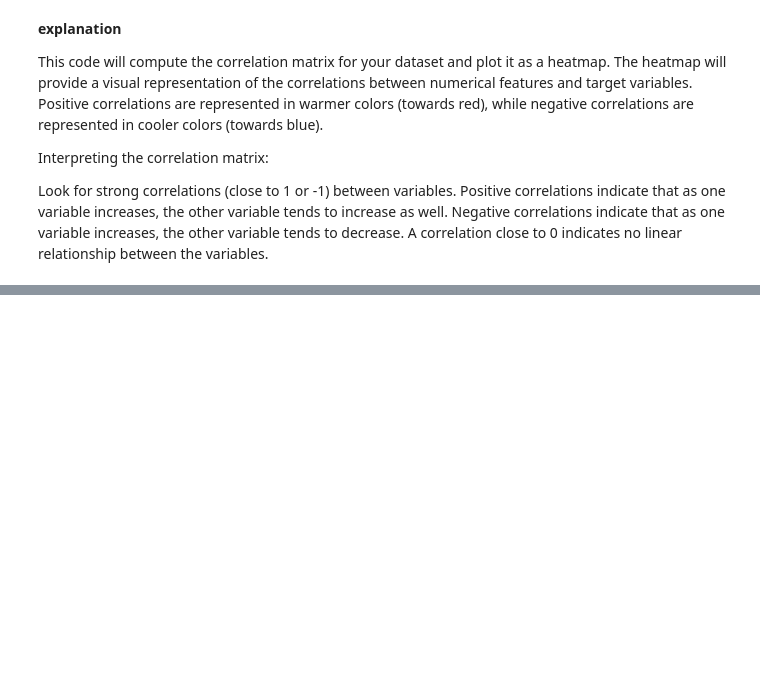
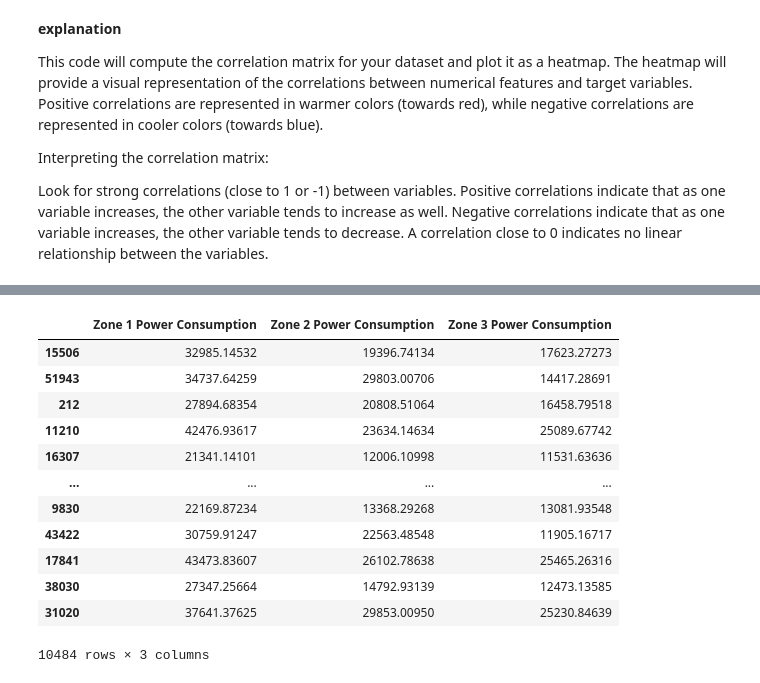
Before and after one commit to Su-mia/ML-Power-Consumption-Prediction, a Jupyter notebook: preprocessing_&_visualisation.ipynb, the cells around one changed output, grey strips where cells are left out. Cells and saved outputs as stored; diff of their text form; code cells hidden in the pictures; blank space fills up the shorter version.

```diff
--- a/preprocessing_&_visualisation.ipynb
+++ b/preprocessing_&_visualisation.ipynb
@@ -169,0 +295,25 @@ A correlation close to 0 indicates no linear relationship between the variables.
+# %%
+import pandas as pd
+
+
+X = Data_agg_quarter[['Temperature', 'Humidity', 'Wind Speed' , 'general diffuse flows' , 'diffuse flows' ,'quarter' ]]
+y = Data_agg_quarter[['Zone 1 Power Consumption' , 'Zone 2 Power Consumption' , 'Zone 3 Power Consumption']]  # Target variables for each zone
+# %%
+from sklearn.model_selection import train_test_split
+X_train, X_test, y_train, y_test = train_test_split(X, y, test_size=0.2, random_state=42)
+# %%
+y_test
+# %% [output]
+|  | Zone 1 Power Consumption | Zone 2 Power Consumption | Zone 3 Power Consumption |
+| 15506 | 32985.14532 | 19396.74134 | 17623.27273 |
+| 51943 | 34737.64259 | 29803.00706 | 14417.28691 |
+| 212 | 27894.68354 | 20808.51064 | 16458.79518 |
+| 11210 | 42476.93617 | 23634.14634 | 25089.67742 |
+| 16307 | 21341.14101 | 12006.10998 | 11531.63636 |
+| ... | ... | ... | ... |
+| 9830 | 22169.87234 | 13368.29268 | 13081.93548 |
+| 43422 | 30759.91247 | 22563.48548 | 11905.16717 |
+| 17841 | 43473.83607 | 26102.78638 | 25465.26316 |
+| 38030 | 27347.25664 | 14792.93139 | 12473.13585 |
+| 31020 | 37641.37625 | 29853.00950 | 25230.84639 |
+10484 rows × 3 columns
```
Also changed, not shown: parts of 31 cells of this notebook.
